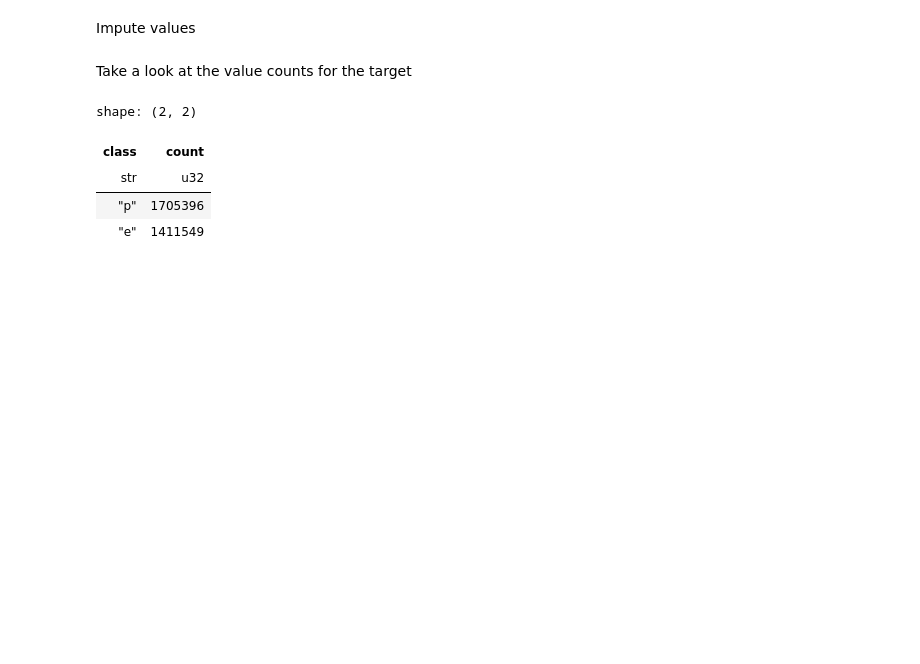
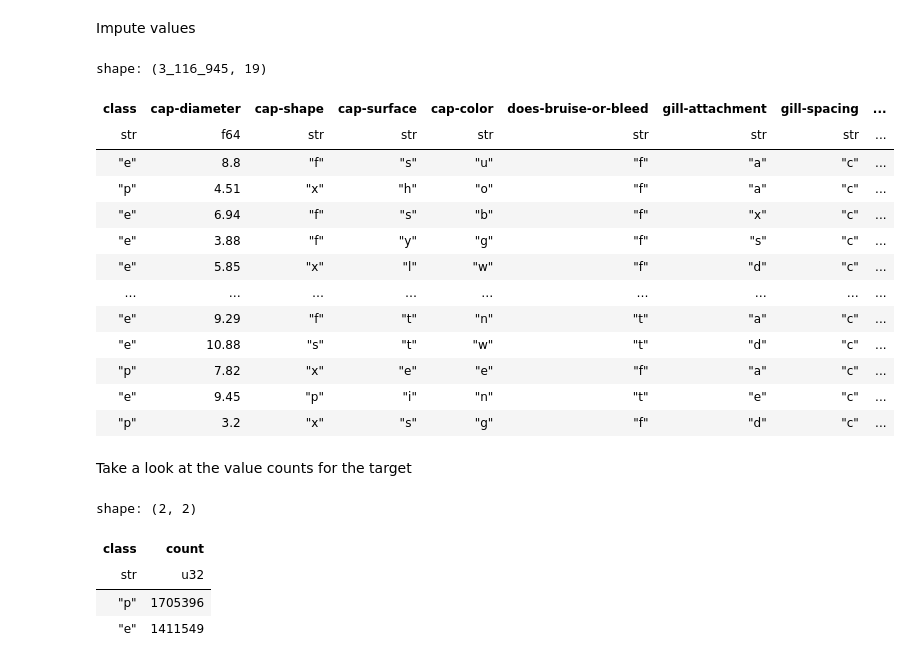
Before and after one commit to peterbull/kaggle-s04e08, a Jupyter notebook: initial_notebook_data_clean.ipynb, the cells around one changed output. Saved outputs shown, nothing was run; the diff lists cells and outputs as text; code cells hidden in the pictures; blank space fills up the shorter version.

Commit message:
imputed data run

```diff
--- a/initial_notebook_data_clean.ipynb
+++ b/initial_notebook_data_clean.ipynb
@@ -243,22 +263,47 @@ cat_cols, num_cols = separate_columns_by_type(df_train_cleaned)
 # %% [markdown]
 Impute values
-# %%
-def fill_missing_values(df, num_cols, cat_cols):
-    # Create a copy of the original DataFrame to avoid modifying it
-    filled_df = df.clone()
-
-    # Fill missing values in numeric columns with median
-    for col in num_cols:
-        median_value = filled_df.select(pl.col(col).median()).to_numpy()[0, 0]
-        filled_df = filled_df.with_column(pl.col(col).fill_none(median_value))
-
-    # Fill missing values in categorical columns with mode
-    # Note: Polars doesn't have a direct mode function, so we use a workaround
-    for col in cat_cols:
-        mode_value = filled_df.groupby(col).agg(pl.count().alias("count")).sort("count", reverse=True).select(col).limit(1).to_numpy()[0, 0]
-        filled_df = filled_df.with_column(pl.col(col).fill_none(mode_value))
-
-    return filled_df
+# %%
+def fill_missing_values(df, num_cols, cat_cols):
+    # Convert Polars DataFrame to Pandas DataFrame for processing
+    filled_df = df.to_pandas()
+
+    # Replace None with NaN to ensure they are treated as missing by SimpleImputer
+    filled_df = filled_df.replace({None: np.nan})
+
+    # Replace infinite values with NaN to ensure they are treated as missing
+    filled_df.replace([np.inf, -np.inf], np.nan, inplace=True)
+
+    # Fill missing values in numeric columns with median
+    numeric_imputer = SimpleImputer(strategy='median')
+    filled_df[num_cols] = numeric_imputer.fit_transform(filled_df[num_cols])
+
+    # Fill missing values in categorical columns with mode
+    categorical_imputer = SimpleImputer(strategy='most_frequent')
+    filled_df[cat_cols] = categorical_imputer.fit_transform(filled_df[cat_cols])
+
+    # Convert the Pandas DataFrame back to a Polars DataFrame
+    filled_df = pl.DataFrame(filled_df)
+
+    return filled_df
+# %%
+df_train_cleaned = fill_missing_values(df_train_cleaned, num_cols, cat_cols)
+# %%
+df_train_cleaned
+# %% [output]
+shape: (3_116_945, 19)
+| class | cap-diameter | cap-shape | cap-surface | cap-color | does-bruise-or-bleed | gill-attachment | gill-spacing | ... |
+| str | f64 | str | str | str | str | str | str | ... |
+| "e" | 8.8 | "f" | "s" | "u" | "f" | "a" | "c" | ... |
+| "p" | 4.51 | "x" | "h" | "o" | "f" | "a" | "c" | ... |
+| "e" | 6.94 | "f" | "s" | "b" | "f" | "x" | "c" | ... |
+| "e" | 3.88 | "f" | "y" | "g" | "f" | "s" | "c" | ... |
+| "e" | 5.85 | "x" | "l" | "w" | "f" | "d" | "c" | ... |
+| … | … | … | … | … | … | … | … | ... |
+| "e" | 9.29 | "f" | "t" | "n" | "t" | "a" | "c" | ... |
+| "e" | 10.88 | "s" | "t" | "w" | "t" | "d" | "c" | ... |
+| "p" | 7.82 | "x" | "e" | "e" | "f" | "a" | "c" | ... |
+| "e" | 9.45 | "p" | "i" | "n" | "t" | "e" | "c" | ... |
+| "p" | 3.2 | "x" | "s" | "g" | "f" | "d" | "c" | ... |
 # %% [markdown]
 Take a look at the value counts for the target
 # %%
```
Also changed, not shown: parts of 13 cells of this notebook, 2 other files.
